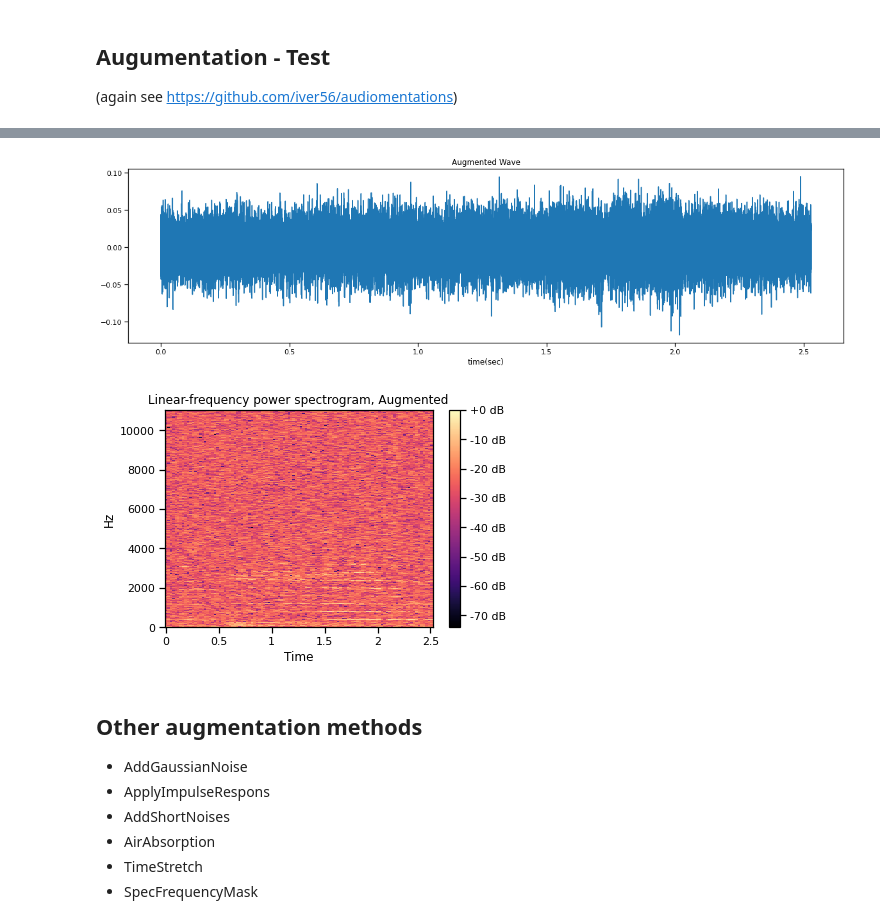
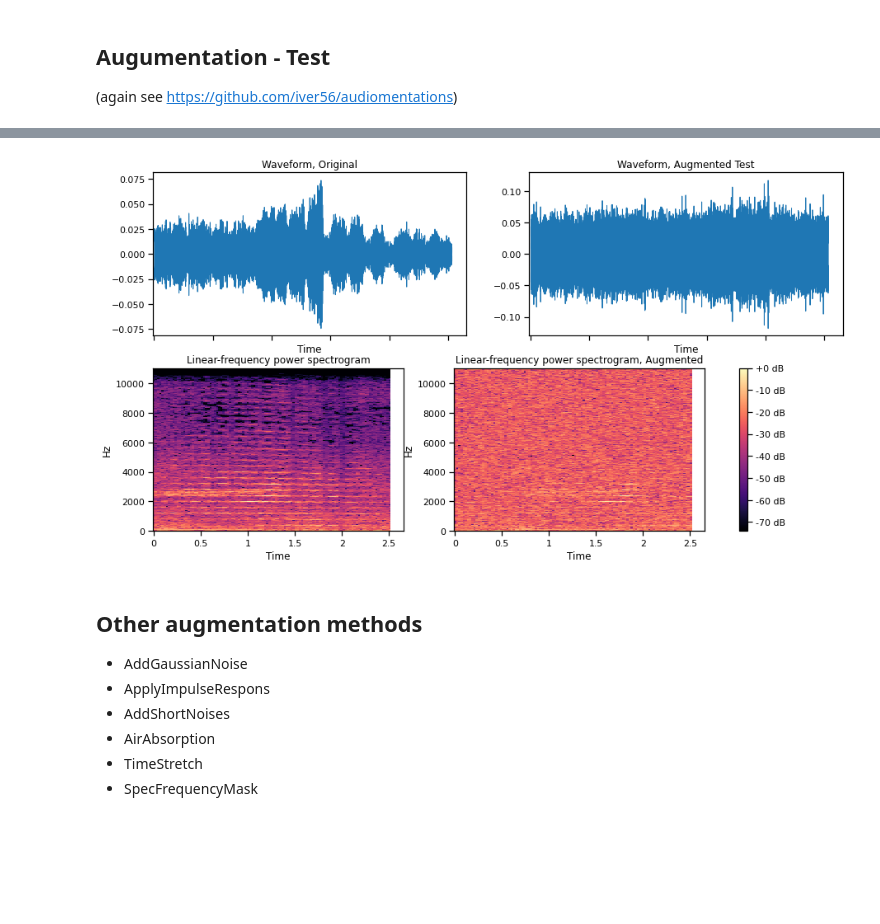
Before and after one commit to axelth/hasp, a Jupyter notebook: notebooks/shige-github_849_augmentation.ipynb, the cells around one changed output, grey strips where cells are left out. Saved outputs shown, nothing was run; the diff lists cells and outputs as text; code cells hidden in the pictures; blank space fills up the shorter version.

Commit message:
augmentation test02 Updated

```diff
--- a/notebooks/shige-github_849_augmentation.ipynb
+++ b/notebooks/shige-github_849_augmentation.ipynb
@@ -107,8 +104,8 @@ plt.show()
 # %%
-D = librosa.amplitude_to_db(np.abs(librosa.stft(y)), ref=np.max)
+D_original = librosa.amplitude_to_db(np.abs(librosa.stft(y)), ref=np.max)
 
 fig, ax = plt.subplots(nrows=1, ncols=1, sharex=True)
-img = librosa.display.specshow(D, y_axis='linear', x_axis='time', sr=sr)
+img = librosa.display.specshow(D_original, y_axis='linear', x_axis='time', sr=sr)
 ax.set(title='Linear-frequency power spectrogram')
 ax.label_outer()
 fig.colorbar(img, ax=ax, format="%+2.f dB");
@@ -133,22 +130,22 @@ Audio(data=augmented_data, rate=sr)
 # %%
-plt.figure(figsize=(20, 5))
-x_aug = np.arange(0, len(augmented_data)) / sr
-plt.plot(x_aug, augmented_data)
-plt.xlabel("time(sec)")
-plt.title("Augmented Wave")
-plt.show()
+D_augmented_data = librosa.amplitude_to_db(np.abs(librosa.stft(augmented_data)), ref=np.max)
+
+fig, ax = plt.subplots(figsize=(15, 8), nrows=2, ncols=2, sharex=True)
+
+img = librosa.display.waveshow(y, sr=sr, ax=ax[0,0])
+ax[0,0].set(title='Waveform, Original')
+
+img = librosa.display.waveshow(augmented_data, sr=sr, ax=ax[0,1])
+ax[0,1].set(title='Waveform, Augmented Test')
+
+img = librosa.display.specshow(D_original, y_axis='linear', x_axis='time', sr=sr, ax=ax[1,0])
+ax[1,0].set(title='Linear-frequency power spectrogram')
+
+img = librosa.display.specshow(D_augmented_data, y_axis='linear', x_axis='time', sr=sr, ax=ax[1,1])
+ax[1,1].set(title='Linear-frequency power spectrogram, Augmented')
+fig.colorbar(img, ax=ax[1], format="%+2.f dB");
 # %% [output]
-[figure, old version]
+[figure, new version]
-# %%
-D = librosa.amplitude_to_db(np.abs(librosa.stft(augmented_data)), ref=np.max)
-
-fig, ax = plt.subplots(nrows=1, ncols=1, sharex=True)
-img = librosa.display.specshow(D, y_axis='linear', x_axis='time', sr=sr)
-ax.set(title='Linear-frequency power spectrogram, Augmented')
-ax.label_outer()
-fig.colorbar(img, ax=ax, format="%+2.f dB");
-# %% [output]
-[figure, removed]
 # %% [markdown]
 ## Other augmentation methods
 - AddGaussianNoise
```
Also changed, not shown: parts of 29 cells of this notebook.
